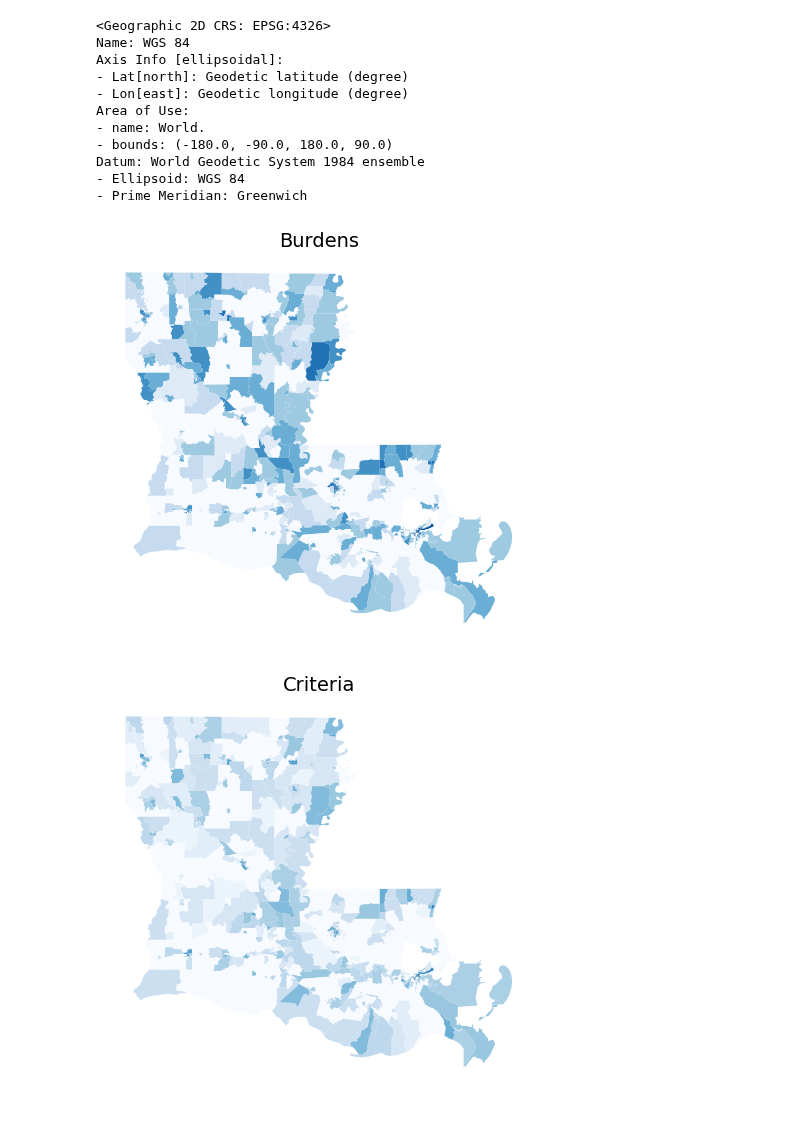
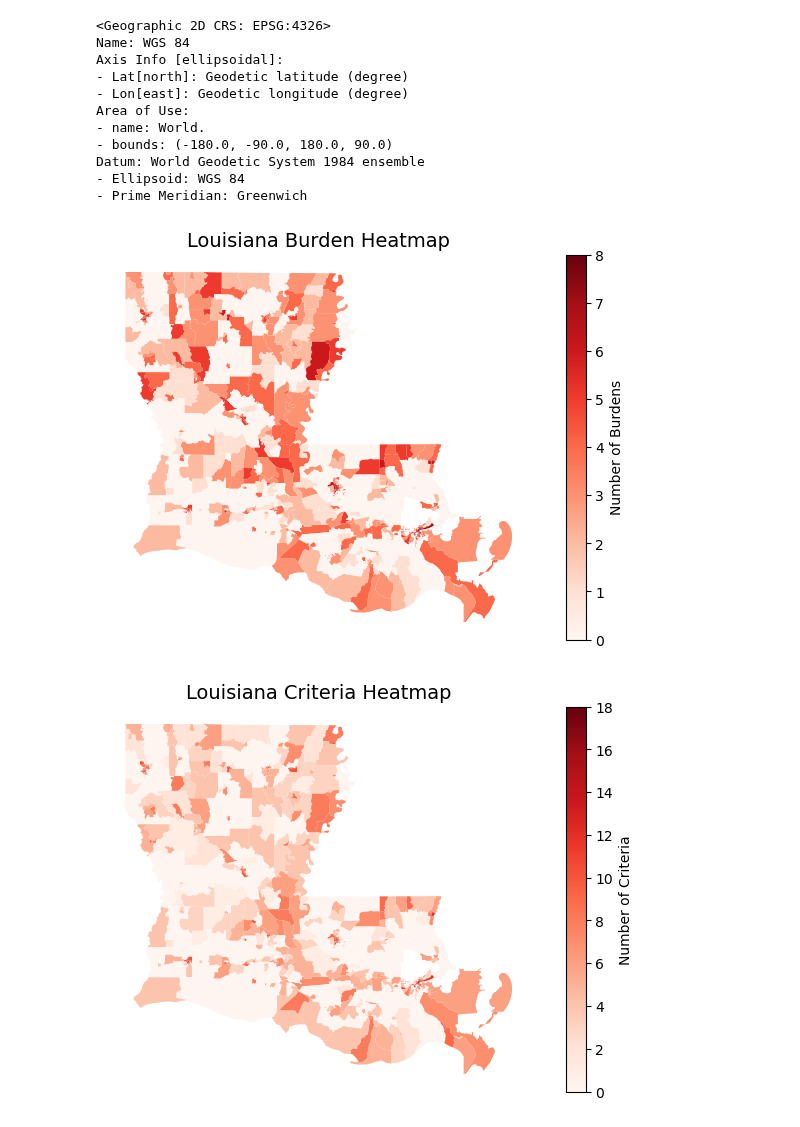
Before and after one commit to haylee360/j40-data-exploration, a Jupyter notebook: exploration.ipynb, the cells around one changed output. Drawn from its saved outputs; the diff is of its cells as text; code cells hidden in the pictures.

```diff
--- a/exploration.ipynb
+++ b/exploration.ipynb
@@ -99,7 +99,7 @@ louis_small = louis_small.rename(columns={
     'Share of neighbors that are identified as disadvantaged':'share_of_dac_neighbors',
     'Total population':'total_population'
 })
-louis_small
+louis_small.head()
 # %% [output]
 |  | tract_id | total_criteria | total_burdens | dac_wo_neighbors | dac_relaxed_low_income | dac | ... |
 | 28303 | 22001960100 | 5 | 4.0 | True | False | True | ... |
@@ -250,67 +235,46 @@ Datum: World Geodetic System 1984 ensemble
 - Ellipsoid: WGS 84
 - Prime Meridian: Greenwich
 # %%
-# a.
 # Initialize figure
 fig, ax = plt.subplots(figsize=(9,5))
 
 # Remove axis for a cleaner map and set title
 ax.axis('off')
-ax.set_title('Burdens',
+ax.set_title('Louisiana Burden Heatmap',
             fontsize=14)
 
 # Plot NY state and color by number of spills
 louis_complete.plot(ax=ax,
                 column='total_burdens',
-                cmap='Blues')
-                # legend=True,
-                # legend_kwds={
-                #     'label':'Number of Burdens'
-                # })
-
-# Annotate source and date of access
-# plt.annotate("Data source: New York State Department\nof Environmental Conservation",
-#             xy=(-79.9,40.5),
-#             fontsize=8)
-
-# plt.annotate("Date of access: 11/02/2024",
-#             xy=(-79.9,40.35),
-#             fontsize=7)
-
+                cmap='Reds',
+                legend=True,
+                legend_kwds={
+                    'label':'Number of Burdens'
+                })
 plt.show()
 # %% [output]
-[figure, old version]
+[figure, new version]
 # %%
-# a.
 # Initialize figure
 fig, ax = plt.subplots(figsize=(9,5))
 
 # Remove axis for a cleaner map and set title
 ax.axis('off')
-ax.set_title('Criteria',
+ax.set_title('Louisiana Criteria Heatmap',
             fontsize=14)
 
 # Plot NY state and color by number of spills
 louis_complete.plot(ax=ax,
                 column='total_criteria',
-                cmap='Blues')
-                # legend=True,
-                # legend_kwds={
-                #     'label':'Number of Burdens'
-                # })
-
-# Annotate source and date of access
-# plt.annotate("Data source: New York State Department\nof Environmental Conservation",
-#             xy=(-79.9,40.5),
-#             fontsize=8)
-
-# plt.annotate("Date of access: 11/02/2024",
-#             xy=(-79.9,40.35),
-#             fontsize=7)
+                cmap='Reds',
+                legend=True,
+                legend_kwds={
+                    'label':'Number of Criteria'
+                })
 
 plt.show()
 # %% [output]
-[figure, old version]
+[figure, new version]
 # %% [markdown]
 ## Local Indicators of Spatial Association
 
```
Also changed, not shown: parts of 16 cells of this notebook.
